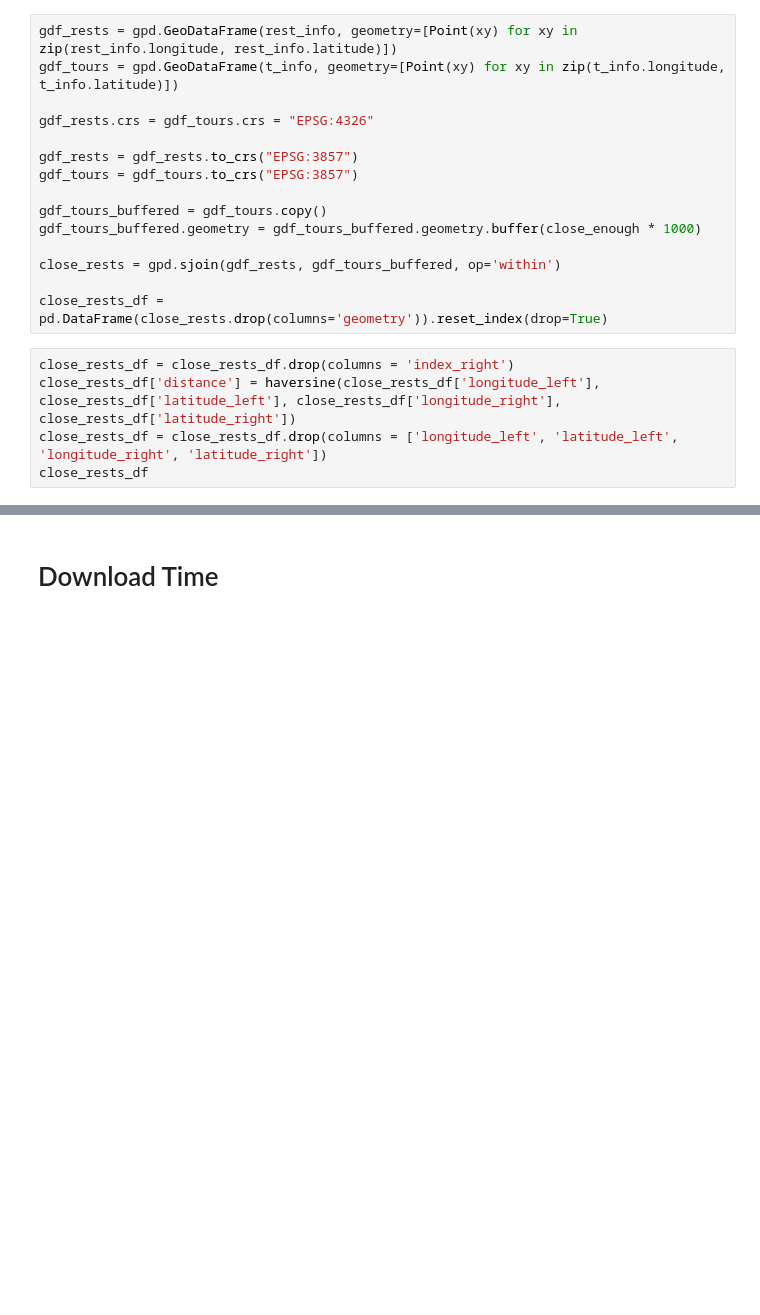
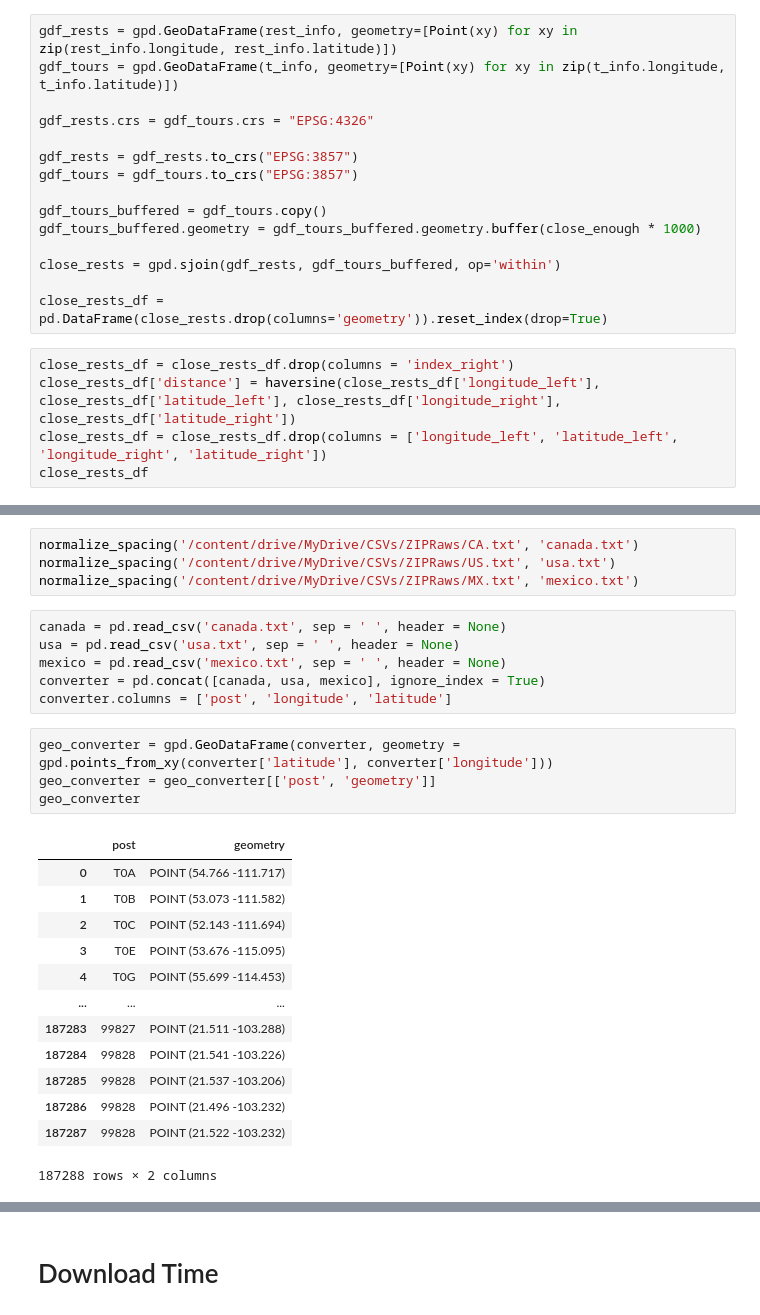
Before and after one commit to hanhatnheo/dining-recommendations, a Jupyter notebook: backend/PreProcessing.ipynb, the cells around one changed output, grey strips where cells are left out. Saved outputs shown, nothing was run; the diff lists cells and outputs as text; blank space fills up the shorter version.

```diff
--- a/backend/PreProcessing.ipynb
+++ b/backend/PreProcessing.ipynb
@@ -227,0 +275,28 @@ rep_reviews.fillna('None', inplace = True)
+# %%
+normalize_spacing('/content/drive/MyDrive/CSVs/ZIPRaws/CA.txt', 'canada.txt')
+normalize_spacing('/content/drive/MyDrive/CSVs/ZIPRaws/US.txt', 'usa.txt')
+normalize_spacing('/content/drive/MyDrive/CSVs/ZIPRaws/MX.txt', 'mexico.txt')
+# %%
+canada = pd.read_csv('canada.txt', sep = ' ', header = None)
+usa = pd.read_csv('usa.txt', sep = ' ', header = None)
+mexico = pd.read_csv('mexico.txt', sep = ' ', header = None)
+converter = pd.concat([canada, usa, mexico], ignore_index = True)
+converter.columns = ['post', 'longitude', 'latitude']
+# %%
+geo_converter = gpd.GeoDataFrame(converter, geometry = gpd.points_from_xy(converter['latitude'], converter['longitude']))
+geo_converter = geo_converter[['post', 'geometry']]
+geo_converter
+# %% [output]
+|  | post | geometry |
+| 0 | T0A | POINT (54.766 -111.717) |
+| 1 | T0B | POINT (53.073 -111.582) |
+| 2 | T0C | POINT (52.143 -111.694) |
+| 3 | T0E | POINT (53.676 -115.095) |
+| 4 | T0G | POINT (55.699 -114.453) |
+| ... | ... | ... |
+| 187283 | 99827 | POINT (21.511 -103.288) |
+| 187284 | 99828 | POINT (21.541 -103.226) |
+| 187285 | 99828 | POINT (21.537 -103.206) |
+| 187286 | 99828 | POINT (21.496 -103.232) |
+| 187287 | 99828 | POINT (21.522 -103.232) |
+187288 rows × 2 columns
```
Also changed, not shown: parts of 17 cells of this notebook.
